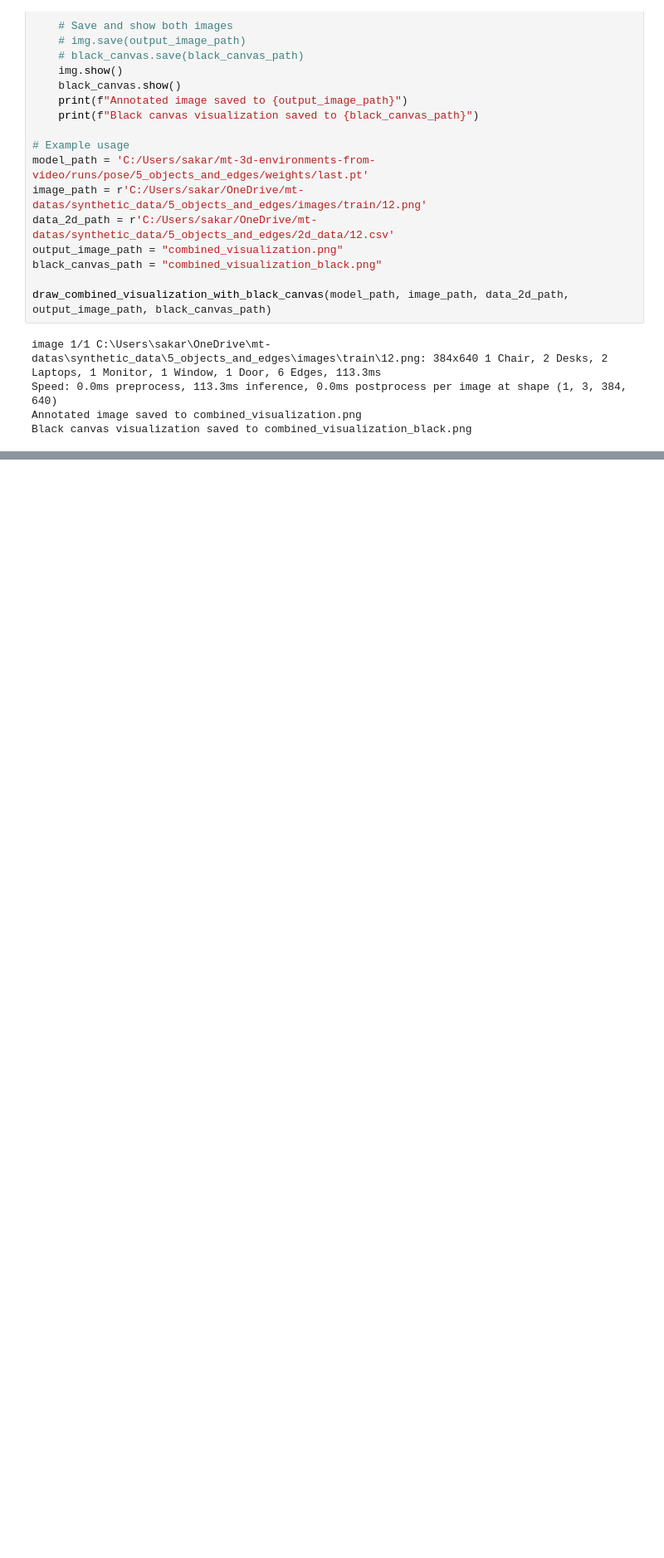
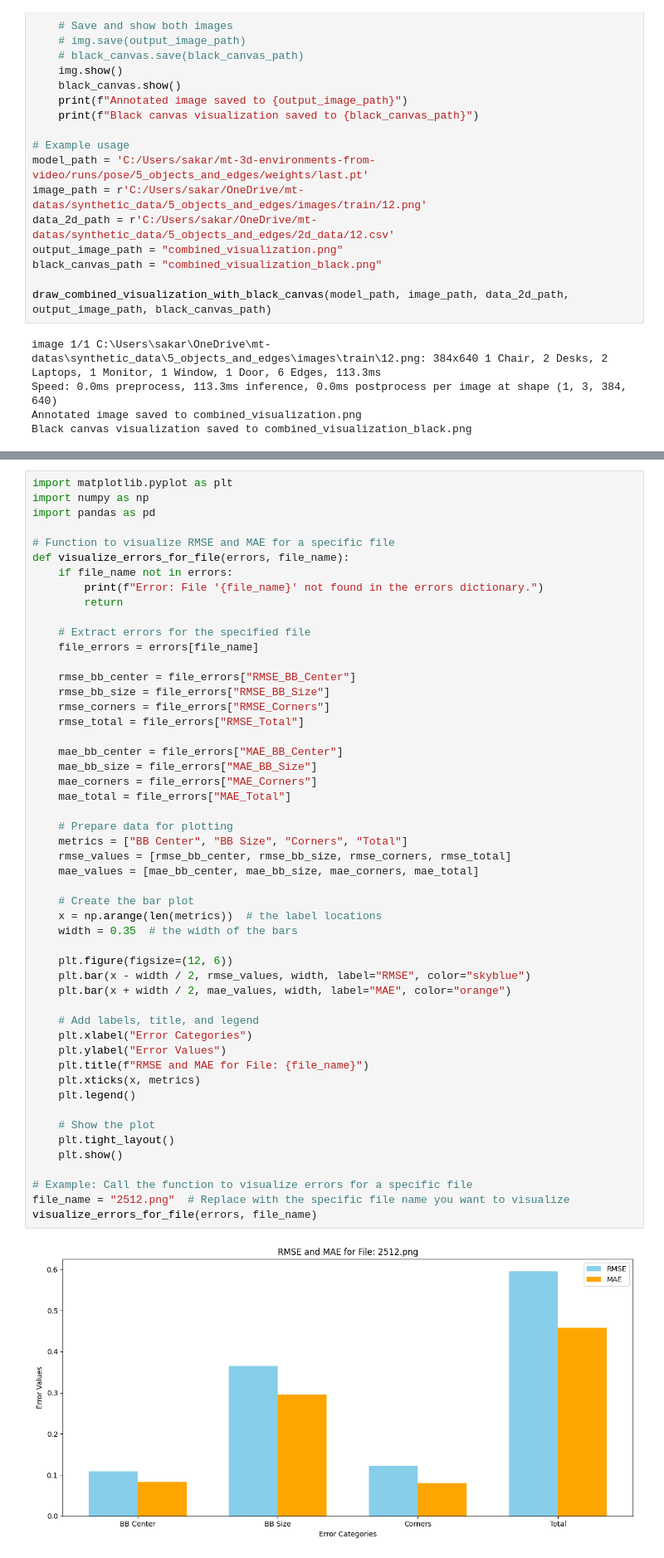
Before and after one commit to sarpermelikertekin/mt-3d-environments-from-video, a Jupyter notebook: YOLOv8/yolo.ipynb, the cells around one changed output, grey strips where cells are left out. Shown at 83% size. Saved outputs shown, nothing was run; the diff lists cells and outputs as text; blank space fills up the shorter version.

```diff
--- a/YOLOv8/yolo.ipynb
+++ b/YOLOv8/yolo.ipynb
@@ -571,0 +623,53 @@ Black canvas visualization saved to combined_visualization_black.png
+# %%
+import matplotlib.pyplot as plt
+import numpy as np
+import pandas as pd
+
+# Function to visualize RMSE and MAE for a specific file
+def visualize_errors_for_file(errors, file_name):
+    if file_name not in errors:
+        print(f"Error: File '{file_name}' not found in the errors dictionary.")
+        return
+
+    # Extract errors for the specified file
+    file_errors = errors[file_name]
+
+    rmse_bb_center = file_errors["RMSE_BB_Center"]
+    rmse_bb_size = file_errors["RMSE_BB_Size"]
+    rmse_corners = file_errors["RMSE_Corners"]
+    rmse_total = file_errors["RMSE_Total"]
+
+    mae_bb_center = file_errors["MAE_BB_Center"]
+    mae_bb_size = file_errors["MAE_BB_Size"]
+    mae_corners = file_errors["MAE_Corners"]
+    mae_total = file_errors["MAE_Total"]
+
+    # Prepare data for plotting
+    metrics = ["BB Center", "BB Size", "Corners", "Total"]
+    rmse_values = [rmse_bb_center, rmse_bb_size, rmse_corners, rmse_total]
+    mae_values = [mae_bb_center, mae_bb_size, mae_corners, mae_total]
+
+    # Create the bar plot
+    x = np.arange(len(metrics))  # the label locations
+    width = 0.35  # the width of the bars
+
+    plt.figure(figsize=(12, 6))
+    plt.bar(x - width / 2, rmse_values, width, label="RMSE", color="skyblue")
+    plt.bar(x + width / 2, mae_values, width, label="MAE", color="orange")
+
+    # Add labels, title, and legend
+    plt.xlabel("Error Categories")
+    plt.ylabel("Error Values")
+    plt.title(f"RMSE and MAE for File: {file_name}")
+    plt.xticks(x, metrics)
+    plt.legend()
+
+    # Show the plot
+    plt.tight_layout()
+    plt.show()
+
+# Example: Call the function to visualize errors for a specific file
+file_name = "2512.png"  # Replace with the specific file name you want to visualize
+visualize_errors_for_file(errors, file_name)
+# %% [output]
+[figure, added]
```
Also changed, not shown: parts of 1 cell of this notebook.
